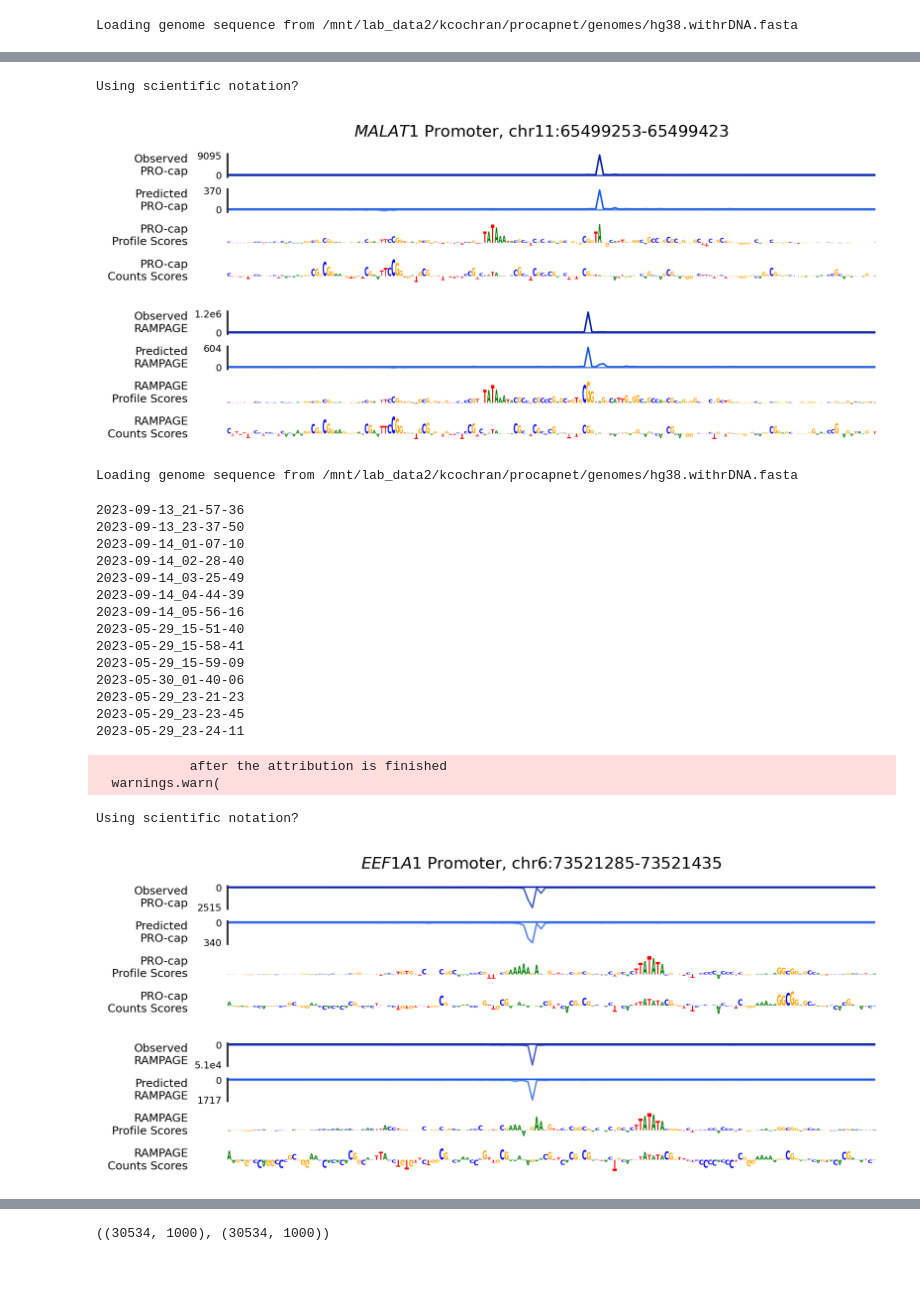
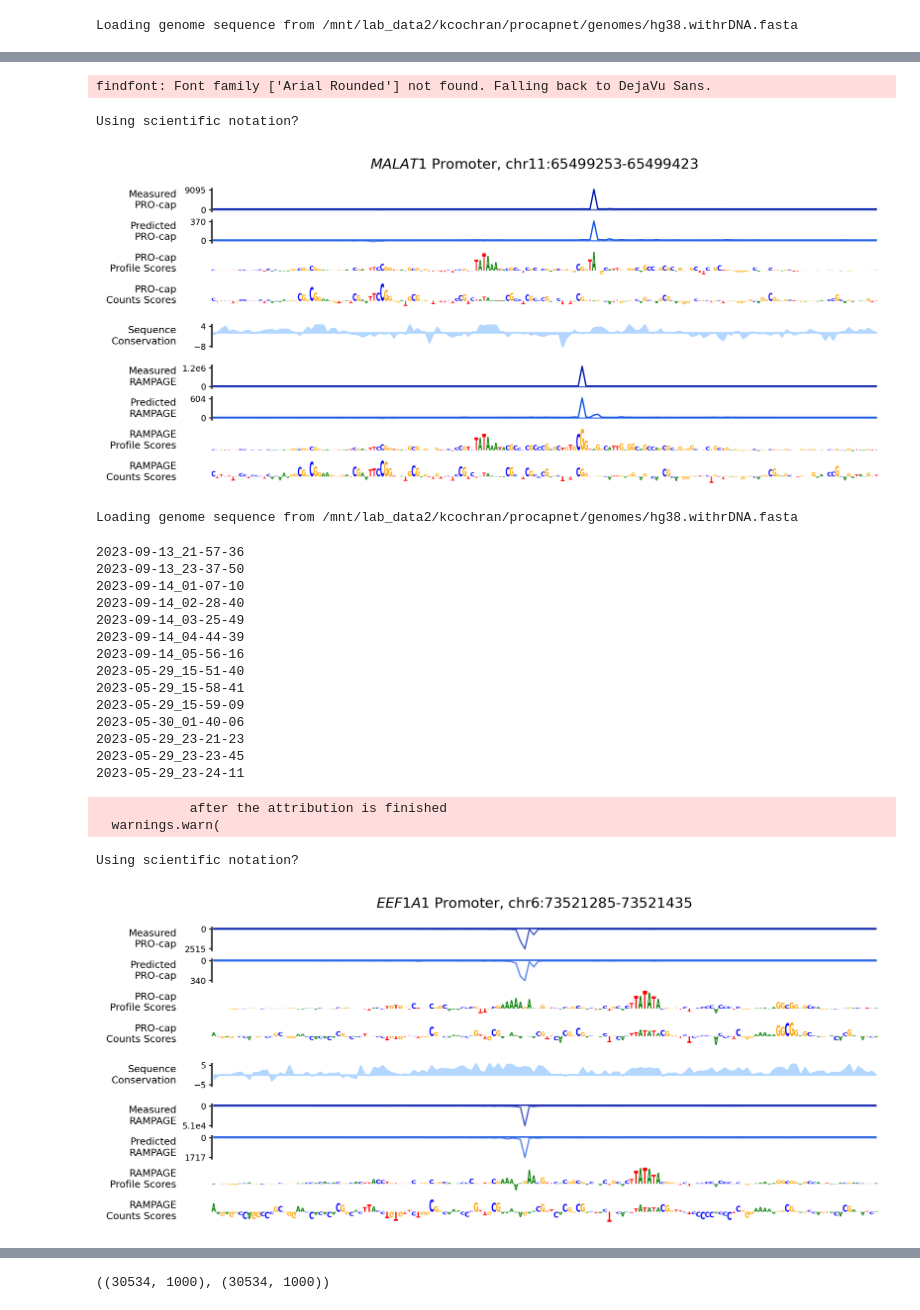
Before and after one commit to kundajelab/ProCapNet, a Jupyter notebook: src/figure_notebooks/Fig7_procap_vs_rampage.ipynb, the cells around one changed output, grey strips where cells are left out. Saved outputs shown, nothing was run; the diff lists cells and outputs as text; code cells hidden in the pictures; blank space fills up the shorter version.

```diff
--- a/src/figure_notebooks/Fig7_procap_vs_rampage.ipynb
+++ b/src/figure_notebooks/Fig7_procap_vs_rampage.ipynb
@@ -38,6 +38,8 @@ all_peak_paths = {expt : configs[expt].all_peak_path for expt in configs.keys()}
 plus_bw_paths = {expt : configs[expt].plus_bw_path for expt in configs.keys()}
 minus_bw_paths = {expt : configs[expt].minus_bw_path for expt in configs.keys()}
 
+phylop_bw_path = configs["procap"].proj_dir + "annotations/hg38.phyloP100way.bw"
+
 figures_dir = configs["procap"].proj_dir + "figures/"
 # %%
 # since we need to generate new predictions
@@ -510,6 +531,7 @@ plot_true_cage_vs_true_procap(true_counts_procap, true_counts_cage,
 # %%
 import pyBigWig
 from data_loading import read_fasta_fast, one_hot_encode
+
 
 def load_sequence_at_locus(chrom, start, end, genome_path):
     genome = read_fasta_fast(genome_path, include_chroms = [chrom])
@@ -545,14 +567,17 @@ def get_locus_data(chrom, start, end, configs):
         profs[expt] = load_observed_profile_at_locus(chrom, prof_start, prof_end,
                                                      plus_bw_paths[expt], minus_bw_paths[expt])
 
-    return seq, onehot_seq, profs
+    phylop_scores = load_observed_profile_at_locus(chrom, prof_start, prof_end,
+                                                  phylop_bw_path, phylop_bw_path)[0]
+
+    return seq, onehot_seq, profs, phylop_scores
 
 # HBE1 promoter: chr11:5269856-5270154
 # just kidding. what about chr7:90346468-90346849
 # orrrrr MALAT1 promoter, chr11:65498838-65499227
 chrom, start, end = ["chr11", 65498838, 65499227]
 
-ex_seq, ex_onehot_seq, ex_profs = get_locus_data(chrom, start, end, configs)
+ex_seq, ex_onehot_seq, ex_profs, phylop_scores = get_locus_data(chrom, start, end, configs)
 # %% [output]
 Loading genome sequence from /mnt/lab_data2/kcochran/procapnet/genomes/hg38.withrDNA.fasta
 # %%
@@ -705,17 +733,18 @@ def get_attr_plot_lims(attrs, zoom_start, zoom_end):
 
 def plot_obs_preds_and_attrs_cage_procap(true_profs, pred_profs,
                                          prof_attrs, count_attrs,
+                                         phylop_scores,
                                          prof_len = out_window,
                                          title = None, save_path = None,
                                          zoom_midpoint = 520, zoom_width = 225,
                                          neg_strand = False):
 
-    num_subplots = 8
-    num_actual_subplots = 8 + 1 # ?
-    height_ratios = [10] * 4 + [2] + [10] * 4
+    num_subplots = 9
+    num_actual_subplots = 9 + 2 # ?
+    height_ratios = [10] * 4 + [0.01,10,0.01] + [10] * 4
 
-    fig = plt.figure(figsize=(7.25, 0.4 * num_subplots), dpi=300)
-    gs = fig.add_gridspec(num_actual_subplots, height_ratios = height_ratios, hspace=0.6)
+    fig = plt.figure(figsize=(8.5, 0.42 * num_subplots), dpi=300)
+    gs = fig.add_gridspec(num_actual_subplots, height_ratios = height_ratios, hspace=0.5)
     axes = gs.subplots()
 
     plt.ticklabel_format(axis='y', style='sci', scilimits=(0,0))
@@ -726,10 +755,11 @@ def plot_obs_preds_and_attrs_cage_procap(true_profs, pred_profs,
     if title is not None:
         fig.suptitle(title, y = 0.96, fontsize=10, horizontalalignment='center')
 
-    prof_attr_min, prof_attr_max = get_attr_plot_lims(prof_attrs.values(),
+    prof_attr_min, prof_attr_max = get_attr_plot_lims([slice_to_prof_len(attrs) for attrs in prof_attrs.values()],
                                             zoom_start, zoom_end)
-    count_attr_min, count_attr_max = get_attr_plot_lims(count_attrs.values(),
+    count_attr_min, count_attr_max = get_attr_plot_lims([slice_to_prof_len(attrs) for attrs in count_attrs.values()],
                                             zoom_start, zoom_end)
+
     axis_fontsize = 7
     axis_labelpad = 4
     axis_index = 0
@@ -742,7 +772,7 @@ def plot_obs_preds_and_attrs_cage_procap(true_profs, pred_profs,
     for expt, expt_fancy_name in expts_fancy_names.items():
         plot_prof_on_ax(true_profs[expt].squeeze(), axes[axis_index], zoom_start, zoom_end,
                         color = "#001DAC")
-        axes[axis_index].set_ylabel("Observed\n" + expt_fancy_name,
+        axes[axis_index].set_ylabel("Measured\n" + expt_fancy_name,
                                     fontsize = axis_fontsize, rotation=0, labelpad=axis_labelpad,
                                     ha='right', va="center")
 
@@ -772,16 +802,28 @@ def plot_obs_preds_and_attrs_cage_procap(true_profs, pred_profs,
                                     labelpad=axis_labelpad, ha='right', va="center")
         axis_index += 2
 
+        if expt == "procap":
+            axes[axis_index].fill_between(np.arange(zoom_start, zoom_end) + 0.5,
+                                          phylop_scores[zoom_start : zoom_end],
+                                          color="#b3d7ff")
+            axes[axis_index].set_xlim(zoom_start, zoom_end)
+
+            #plot_prof_on_ax(pred_profs[expt].squeeze(), axes[axis_index], zoom_start, zoom_end)
+
+            axes[axis_index].set_ylabel("Sequence\nConservation",
+                                fontsize = axis_fontsize, rotation=0,
+                                labelpad=axis_labelpad, ha='right', va="center")
+
+            axis_index += 2
+
+
+
     # aesthetics below
 
-    axis_index -= 2  # fix off-by-one error from loop above (no spacing subplot after last set of subplots)
-    curr_xticks = axes[axis_index].get_xticks()
-    axes[axis_index].set_xticks(curr_xticks, [int(tick_pos + zoom_start) for tick_pos in curr_xticks])
+    for ax_i, ax in enumerate(axes):
+        ax.tick_params(length=2, pad=2, labelsize=6)
 
-    for ax_i, ax in enumerate(axes):
-        ax.tick_params(left=False, length=0, labelsize=6)
-
-        if height_ratios[ax_i] == 2:  # is this one of the spacing subplots?
+        if height_ratios[ax_i] == 0.01:  # is this one of the spacing subplots?
             ax.spines["left"].set_visible(False)
             ax.set_yticks([])
         else:
@@ -790,14 +832,14 @@ def plot_obs_preds_and_attrs_cage_procap(true_profs, pred_profs,
 
             if ax_i == 0:
                 plot_max = true_profs["procap"].max()
-            if ax_i == 5:
+            if ax_i == 7:
                 plot_max = true_profs[cage_or_rampage].max()
             if ax_i == 1:
                 plot_max = pred_profs["procap"].max()
-            if ax_i == 6:
+            if ax_i == 8:
                 plot_max = pred_profs[cage_or_rampage].max()
 
-            if ax_i in [0,1,5,6]:
+            if ax_i in [0,1,7,8]:
 
                 if plot_max > 10000:
                     print("Using scientific notation?")
@@ -816,9 +858,12 @@ def plot_obs_preds_and_attrs_cage_procap(true_profs, pred_profs,
                     else:
                         ax.set_yticks([-1 * int(plot_max), 0], [int(plot_max), 0])
 
-        ax.spines[["top", "right"]].set_visible(False)
 
-        ax.spines['bottom'].set_visible(False)
+            if ax_i == 5:
+                ax.set_yticks([int(phylop_scores.min()),int(phylop_scores.max())])
+                ax.set_ylim(phylop_scores.min(), phylop_scores.max())
+
+        ax.spines[["top", "right", "bottom"]].set_visible(False)
         ax.set_xticks([])
 
     fig.align_ylabels()
@@ -839,17 +884,19 @@ title = make_title(r'$\it{MALAT1}$ Promoter, ', chrom, start, end, zoom_midpoint
 
 plot_obs_preds_and_attrs_cage_procap(ex_profs, ex_pred_profs,
                                      prof_attrs, count_attrs,
+                                     phylop_scores,
                                      title = title,
                                      zoom_midpoint = 500, zoom_width = 170,
                                      save_path = figures_dir + "7_example_malat1_" + cage_or_rampage + ".png")
 # %% [output]
-Using scientific notation?
+findfont: Font family ['Arial Rounded'] not found. Falling back to DejaVu Sans.
+Using scientific notation?
-[figure, old version]
+[figure, new version]
 # %%
 def make_plot_for_site2():
     chrom, start, end = ["chr6", 73520895, 73521247]
 
-    ex_seq, ex_onehot_seq, ex_profs = get_locus_data(chrom, start, end, configs)
+    ex_seq, ex_onehot_seq, ex_profs, phylop_scores = get_locus_data(chrom, start, end, configs)
 
     ex_pred_profs = dict()
     ex_pred_profs[cage_or_rampage] = predict_merge_across_folds(ex_onehot_seq, fold_configs_cage)
@@ -865,34 +912,35 @@ def make_plot_for_site2():
 
     title = make_title(r'$\it{EEF1A1}$ Promoter, ', chrom, start, end, zoom_midpoint = 465, zoom_width = 150)
 
     plot_obs_preds_and_attrs_cage_procap(ex_profs, ex_pred_profs,
                                          prof_attrs, count_attrs,
+                                         phylop_scores,
                                          title = title,
                                          zoom_midpoint = 465, zoom_width = 150,
                                          save_path = figures_dir + "7_example2_ef1a_" + cage_or_rampage + ".png",
                                          neg_strand = True)
 
 make_plot_for_site2()
 # %% [output]
 Loading genome sequence from /mnt/lab_data2/kcochran/procapnet/genomes/hg38.withrDNA.fasta
 2023-09-13_21-57-36
 2023-09-13_23-37-50
 2023-09-14_01-07-10
 2023-09-14_02-28-40
 2023-09-14_03-25-49
 2023-09-14_04-44-39
 2023-09-14_05-56-16
 2023-05-29_15-51-40
 2023-05-29_15-58-41
 2023-05-29_15-59-09
 2023-05-30_01-40-06
 2023-05-29_23-21-23
 2023-05-29_23-23-45
 2023-05-29_23-24-11
             after the attribution is finished
   warnings.warn(
 Using scientific notation?
-[figure, old version]
+[figure, new version]
 # %%
 # HBE1 promoter: chr11:5269856-5270154
 # just kidding. what about chr7:90346468-90346849
```
Also changed, not shown: parts of 58 cells of this notebook, 7 other files.
